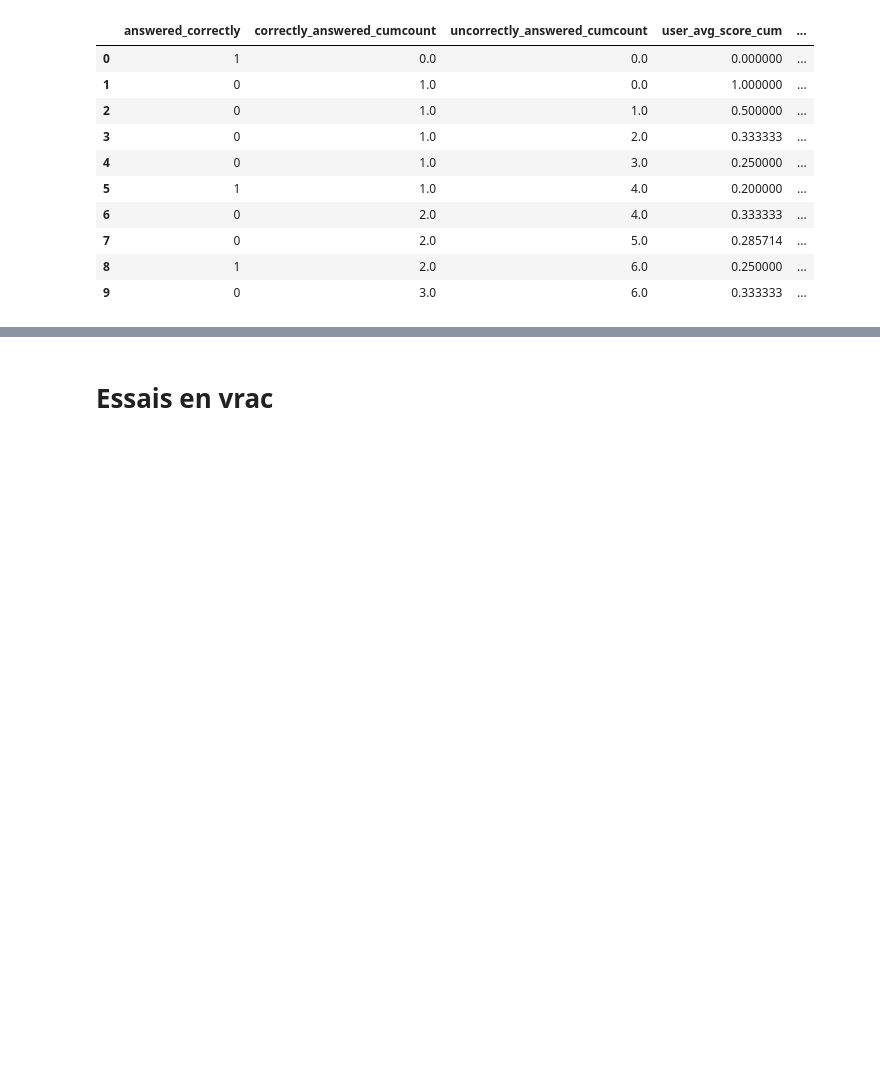
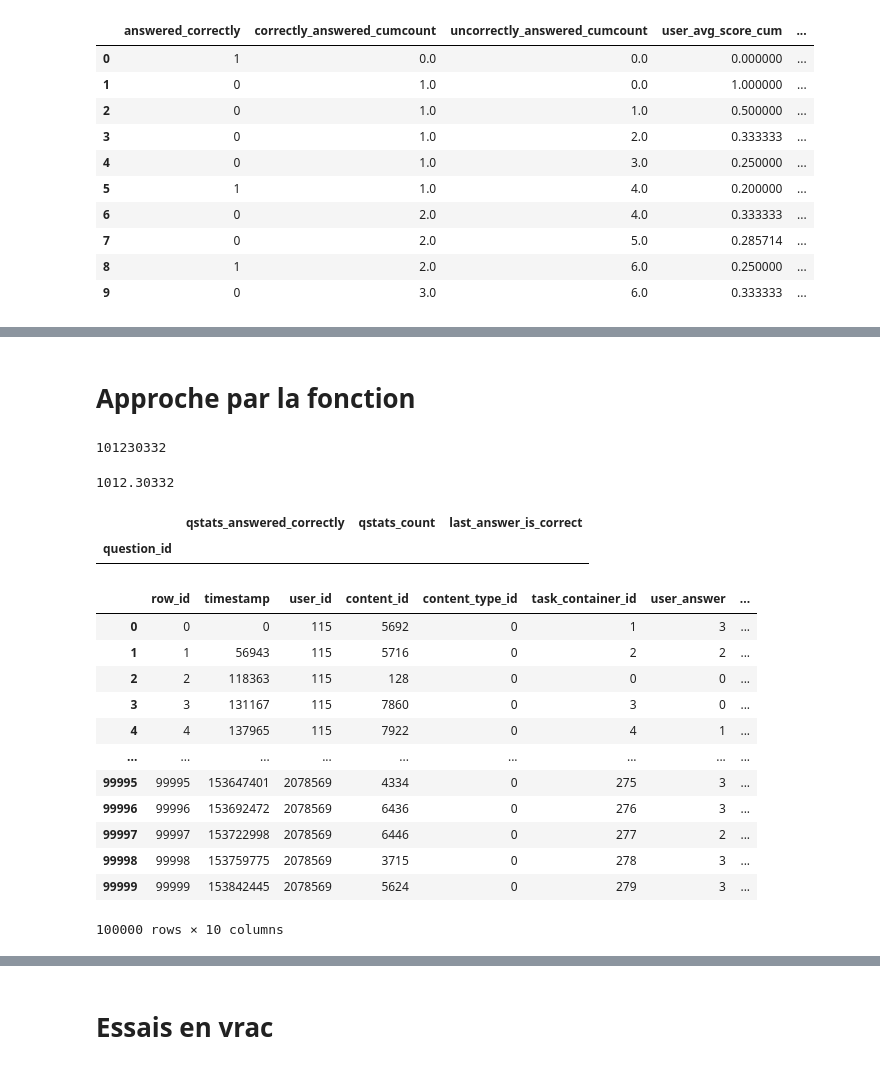
Before and after one commit to YohannD/riiid_final_project, a Jupyter notebook: notebooks/tm_features_pipe.ipynb, the cells around one changed output, grey strips where cells are left out. Drawn from its saved outputs; the diff is of its cells as text; code cells hidden in the pictures; blank space fills up the shorter version.

```diff
--- a/notebooks/tm_features_pipe.ipynb
+++ b/notebooks/tm_features_pipe.ipynb
@@ -179,0 +232,2 @@ data_sequences[1917429896]
+# %%
+train=pd.read_csv('../data/train.csv')
@@ -179,0 +335,37 @@ data_sequences[1917429896]
+# %% [markdown]
+# Approche par la fonction
+# %%
+total_length = len(train)
+total_length
+# %% [output]
+101230332
+# %%
+total_length/batch_size
+# %% [output]
+1012.30332
+# %%
+data_sequences={}
+data_qstats=pd.DataFrame(columns=['question_id','qstats_answered_correctly','qstats_count','last_answer_is_correct'])
+data_qstats.set_index('question_id',drop=True,inplace=True)
+data_qstats
+# %% [output]
+|  | qstats_answered_correctly | qstats_count | last_answer_is_correct |
+| question_id |  |  |  |
+# %%
+batchnumber=0
+data_batch=train.iloc[(batchnumber*batch_size):(batchnumber+1)*batch_size]
+data_batch
+# %% [output]
+|  | row_id | timestamp | user_id | content_id | content_type_id | task_container_id | user_answer | ... |
+| 0 | 0 | 0 | 115 | 5692 | 0 | 1 | 3 | ... |
+| 1 | 1 | 56943 | 115 | 5716 | 0 | 2 | 2 | ... |
+| 2 | 2 | 118363 | 115 | 128 | 0 | 0 | 0 | ... |
+| 3 | 3 | 131167 | 115 | 7860 | 0 | 3 | 0 | ... |
+| 4 | 4 | 137965 | 115 | 7922 | 0 | 4 | 1 | ... |
+| ... | ... | ... | ... | ... | ... | ... | ... | ... |
+| 99995 | 99995 | 153647401 | 2078569 | 4334 | 0 | 275 | 3 | ... |
+| 99996 | 99996 | 153692472 | 2078569 | 6436 | 0 | 276 | 3 | ... |
+| 99997 | 99997 | 153722998 | 2078569 | 6446 | 0 | 277 | 2 | ... |
+| 99998 | 99998 | 153759775 | 2078569 | 3715 | 0 | 278 | 3 | ... |
+| 99999 | 99999 | 153842445 | 2078569 | 5624 | 0 | 279 | 3 | ... |
+100000 rows × 10 columns
```
Also changed, not shown: parts of 23 cells of this notebook, 5 other files.
